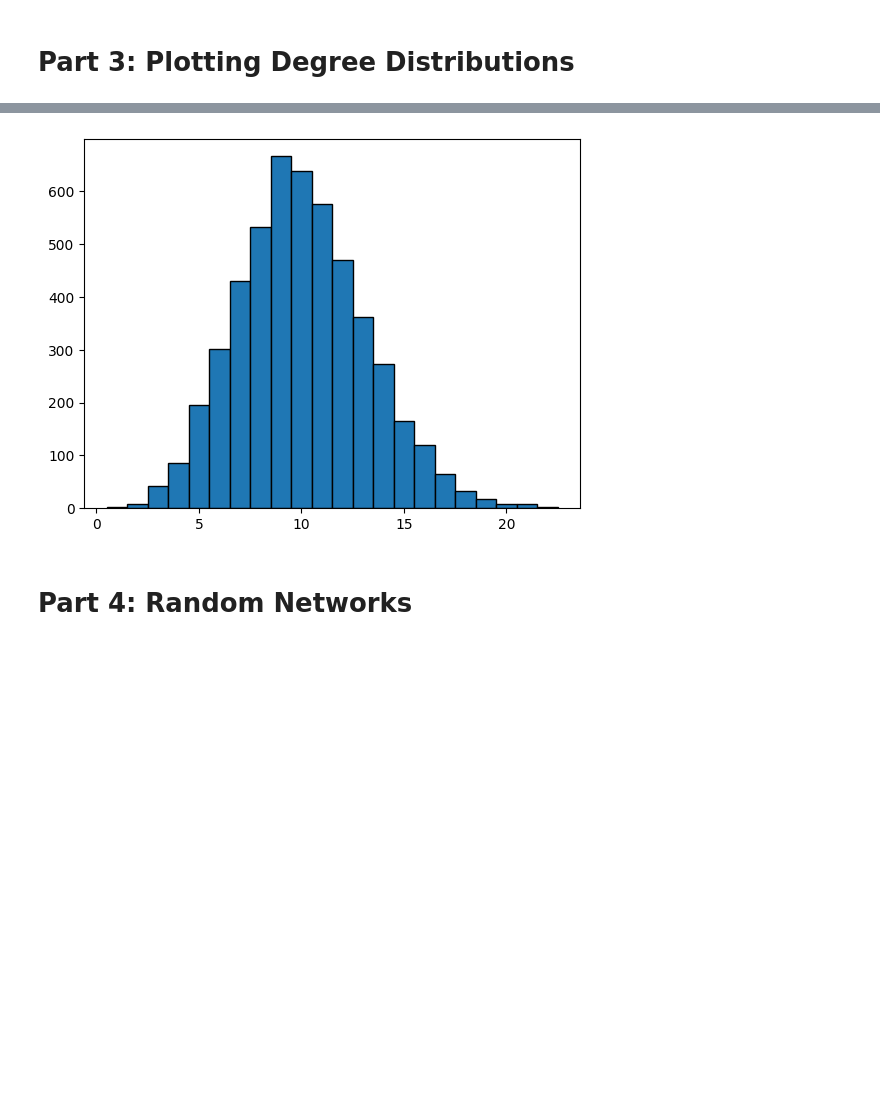
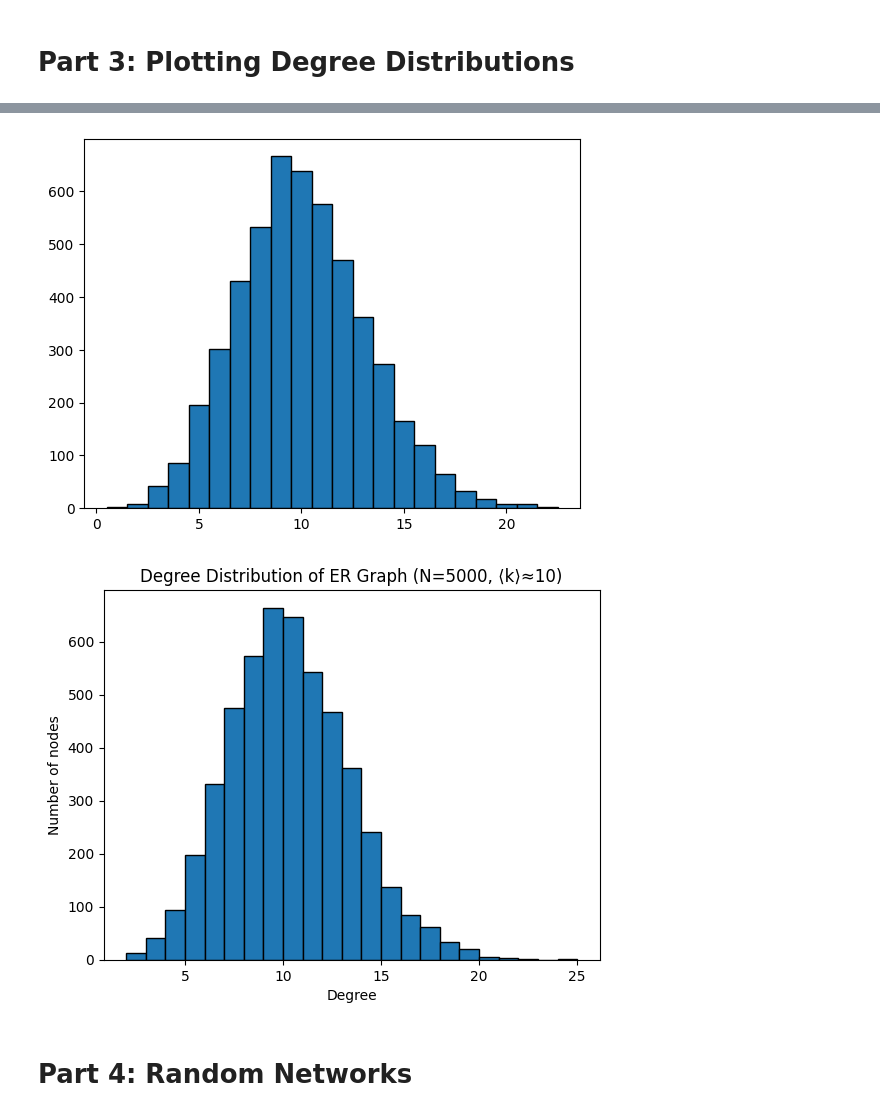
Before and after one commit to adamajane/social-graphs-and-interactions-02805, a Jupyter notebook: week_2_networks_i/week_2.ipynb, the cells around one changed output, grey strips where cells are left out. Drawn from its saved outputs; the diff is of its cells as text; code cells hidden in the pictures; blank space fills up the shorter version.

Commit message:
Did Part 3, added graph pngs

```diff
--- a/week_2_networks_i/week_2.ipynb
+++ b/week_2_networks_i/week_2.ipynb
@@ -116,6 +116,7 @@ import matplotlib.pyplot as plt
 import numpy as np
 import random as rd
 import networkx as nx
+from IPython.display import Image, display
 
 # Numbers
 N = 5000
@@ -130,42 +131,66 @@ for i in range(N):
     gauss_dis = rd.gauss(mean, std)
     points_gauss.append(gauss_dis)
 
-# Binned data
+# Binned Gaussian data
 binned_data = np.histogram(points_gauss, 10)
 
-# Plotting binned data
-plt.hist(points_gauss, bins=10, edgecolor="black")
-plt.show()
+# Plotting
+# plt.hist(points_gauss, bins=10, edgecolor="black")
+# plt.show()
+display(Image("gauss_distribution.png"))
 
 # Poisson distribution with lambda
 points_poisson = []
 lam = 10
 
 # Drawing random numbers from Poisson distribution
 for i in range(N):
     poisson_dis = np.random.poisson(lam)
     points_poisson.append(poisson_dis)
 
 # Min. and max:
 min_no = min(points_poisson)
 max_no = max(points_poisson)
 
 # Binning vector
 v = np.arange(min_no, max_no + 2)
 
+# Binned Poisson data
 binned_poisson = np.histogram(points_poisson, v)
 
-plt.bar(v[:-1], binned_poisson[0], width=1, edgecolor="black")
-plt.show()
+# Plotting
+# plt.bar(v[:-1], binned_poisson[0], width=1, edgecolor="black")
+# plt.show()
+display(Image("poisson_distribution.png"))
 
 # Calculate p to achieve average degree k=degree_avg
-degree_avg = lam
-p = (N - 1) / degree_avg
+deg_avg = lam
+p = deg_avg / (N - 1)
 
 # Erdos-Renyi (ER) network
 ER_graph = nx.erdos_renyi_graph(N, p)
+
+# # Extract degrees
+degrees = [d for n, d in ER_graph.degree()]
+
+# # Bin degrees using v
+min_deg = min(degrees)
+max_deg = max(degrees)
+v_er = np.arange(min_deg, max_deg + 2)
+
+deg_counts, deg_edges = np.histogram(degrees, bins=v_er)
+deg_centers = (deg_edges[:-1] + deg_edges[1:]) / 2
+
+# Plotting
+# plt.bar(deg_centers, deg_counts, width=1.0, edgecolor="black")
+# plt.title("Degree Distribution of ER Graph (N=5000, ⟨k⟩≈10)")
+# plt.xlabel("Degree")
+# plt.ylabel("Number of nodes")
+# plt.show()
+display(Image("er-graph-degree-distribution.png"))
 # %% [output]
 [figure]
 [figure]
+[figure, added]
 # %% [markdown]
 # Part 4: Random Networks
```
Also changed, not shown: 1 other file.
